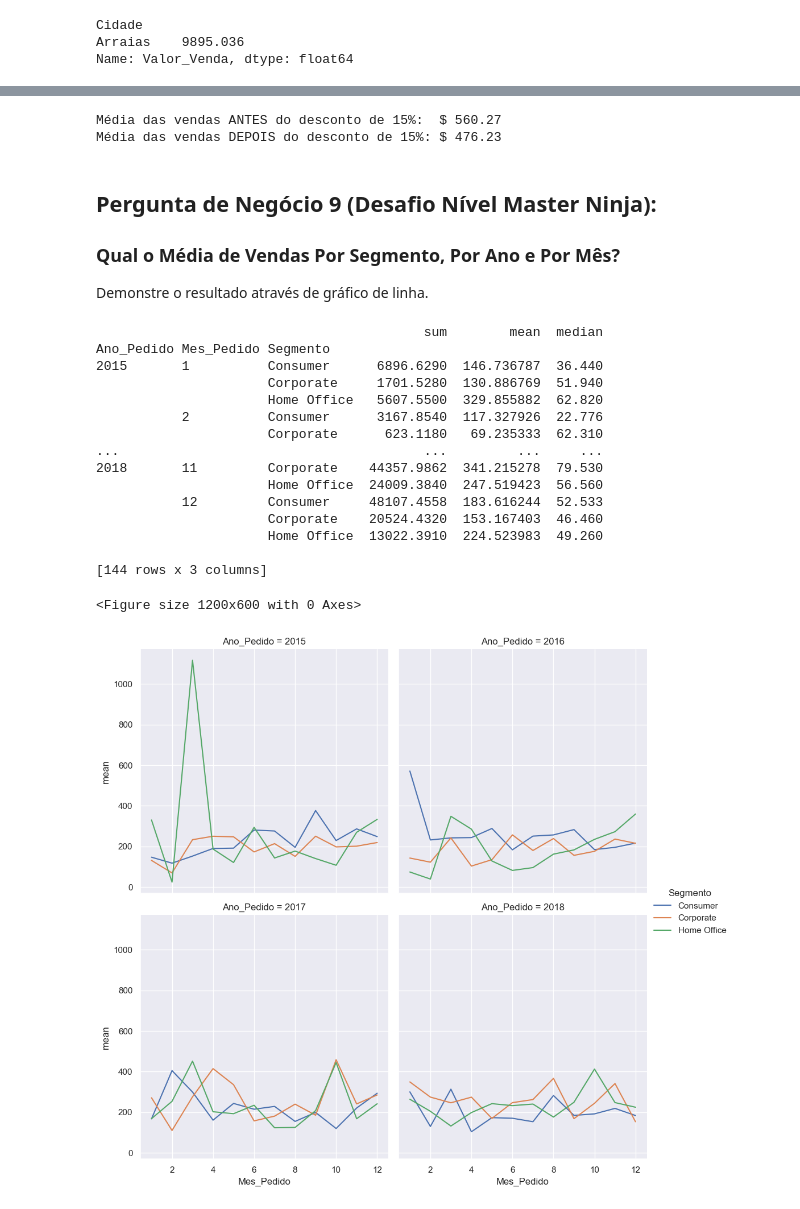
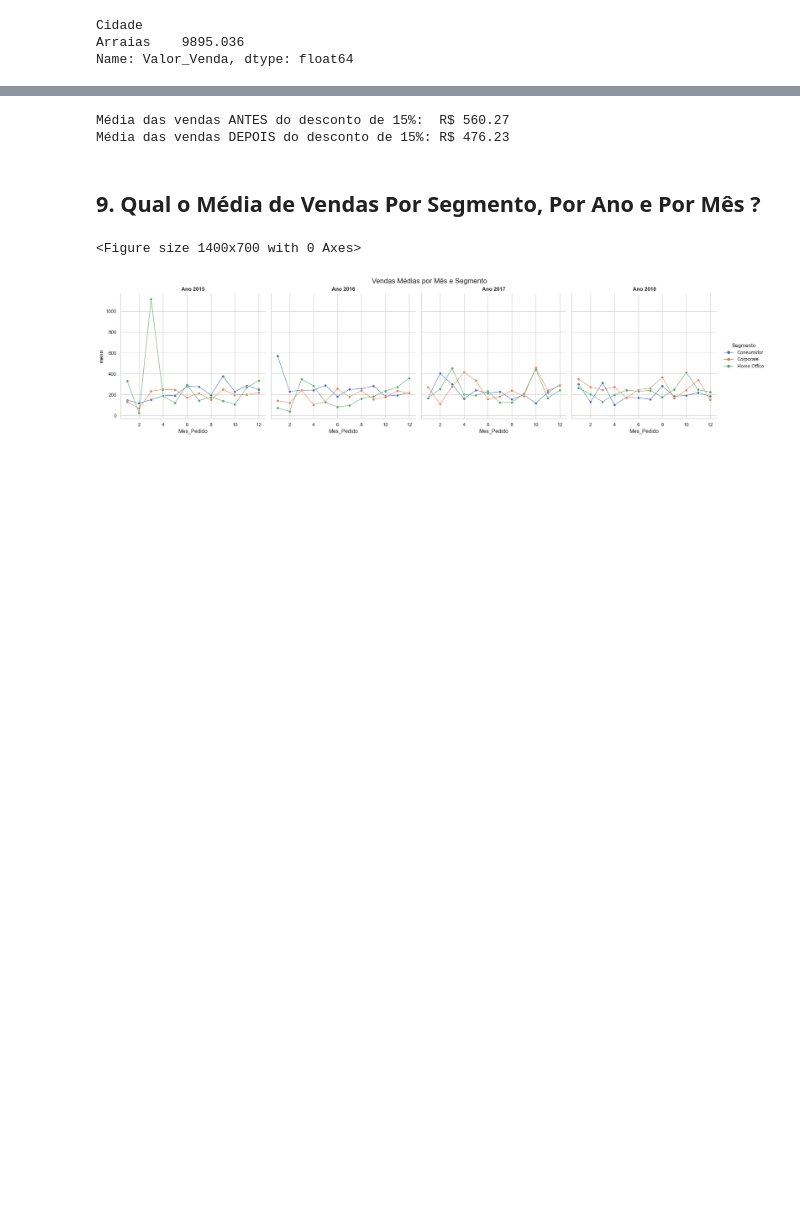
Before and after one commit to nbronzatto/Varejo-Analise-Exploratoria, a Jupyter notebook: analises.ipynb, the cells around one changed output, grey strips where cells are left out. Cells and saved outputs as stored; diff of their text form; code cells hidden in the pictures; blank space fills up the shorter version.

```diff
--- a/analises.ipynb
+++ b/analises.ipynb
@@ -247,4 +316,7 @@ Name: Ano_Pedido, dtype: int64
 # %%
-# Agora podemos agrupar considerando somente o ano e o segmento
-vendas_ano_segmento = df_dsa.groupby(['Ano_Pedido', 'Segmento'])['Valor_Venda'].sum()
-vendas_ano_segmento
+# Coluna apenas para informar o ano do pedido
+dados['Data_Pedido'] = pd.to_datetime(dados['Data_Pedido'], dayfirst=True)
+dados['Ano_Pedido'] = dados['Data_Pedido'].dt.year
+
+# Agrupar considerando somente o ano e o segmento
+vendas_ano_segmento = dados.groupby(['Ano_Pedido', 'Segmento'])['Valor_Venda'].sum()
@@ -288,58 +403,43 @@ Name: Desconto, dtype: int64
 # %%
 # Valor de venda menos o desconto
-df_dsa['Valor_Venda_Desconto'] = df_dsa['Valor_Venda'] - (df_dsa['Valor_Venda'] * df_dsa['Desconto'])
+dados['Valor_Venda_Desconto'] = dados['Valor_Venda'] - (dados['Valor_Venda'] * dados['Desconto'])
 # Vendas antes do desconto
-media_vendas_antes_desconto = df_dsa[df_dsa['Desconto'] == 0.15]['Valor_Venda']
-media_vendas_depois_desconto = df_dsa[df_dsa['Desconto'] == 0.15]['Valor_Venda_Desconto']
+media_vendas_antes_desconto = dados[dados['Desconto'] == 0.15]['Valor_Venda']
+media_vendas_depois_desconto = dados[dados['Desconto'] == 0.15]['Valor_Venda_Desconto']
 # Agora apenas retornamos os valores médios
-print('Média das vendas ANTES do desconto de 15%:  $',round(media_vendas_antes_desconto.mean(),2))
-print('Média das vendas DEPOIS do desconto de 15%: $',round(media_vendas_depois_desconto.mean(),2))
+print('Média das vendas ANTES do desconto de 15%:  R$',round(media_vendas_antes_desconto.mean(),2))
+print('Média das vendas DEPOIS do desconto de 15%: R$',round(media_vendas_depois_desconto.mean(),2))
 # %% [output]
-Média das vendas ANTES do desconto de 15%:  $ 560.27
-Média das vendas DEPOIS do desconto de 15%: $ 476.23
+Média das vendas ANTES do desconto de 15%:  R$ 560.27
+Média das vendas DEPOIS do desconto de 15%: R$ 476.23
 # %% [markdown]
-## Pergunta de Negócio 9 (Desafio Nível Master Ninja):
-
-### Qual o Média de Vendas Por Segmento, Por Ano e Por Mês?
-
-Demonstre o resultado através de gráfico de linha.
+## 9. Qual o Média de Vendas Por Segmento, Por Ano e Por Mês ?
+# %%
+# Obtemos o mês para cada pedido
+dados['Mes_Pedido'] = dados['Data_Pedido'].dt.month
+
+# Agrupando por ano, mês e segmento
+stats_ano_mes_segmento = dados.groupby(['Ano_Pedido', 'Mes_Pedido', 'Segmento'])['Valor_Venda']
+stats_ano_mes_segmento = stats_ano_mes_segmento.agg(['sum', 'mean', 'median'])
 # %%
-# Obtemos o mês para cada pedido
-df_dsa['Mes_Pedido'] = df_dsa['Data_Pedido'].dt.month
-# Agrupamos por ano, mês e segmento e podemos usar o método agg para obter estatísticas
-stats_ano_mes_segmento = df_dsa.groupby(['Ano_Pedido', 'Mes_Pedido', 'Segmento'])['Valor_Venda']
-stats_ano_mes_segmento = stats_ano_mes_segmento.agg([np.sum, np.mean, np.median])
-print(stats_ano_mes_segmento)
-
 # Obtendo as partições
 anos = stats_ano_mes_segmento.index.get_level_values(0)
 meses = stats_ano_mes_segmento.index.get_level_values(1)
 segmentos = stats_ano_mes_segmento.index.get_level_values(2)
 
-# Gráfico
-plt.figure(figsize = (12,6))
-sns.set()
+# Gráficos
+plt.figure(figsize=(14, 7))
 fig1 = sns.relplot(
     kind='line', data=stats_ano_mes_segmento,
     y='mean', x=meses,
-    hue=segmentos,col=anos, col_wrap=2)
+    hue=segmentos, col=anos, col_wrap=4,
+    marker='o', linewidth=1)
+
+fig1.set_titles("Ano {col_name}", fontsize=14, fontweight="bold")
+fig1.figure.suptitle('Vendas Médias por Mês e Segmento', fontsize=16, y=1.02)
+
 plt.show()
 # %% [output]
-                                          sum        mean  median
-Ano_Pedido Mes_Pedido Segmento
-2015       1          Consumer      6896.6290  146.736787  36.440
-                      Corporate     1701.5280  130.886769  51.940
-                      Home Office   5607.5500  329.855882  62.820
-           2          Consumer      3167.8540  117.327926  22.776
-                      Corporate      623.1180   69.235333  62.310
-...                                       ...         ...     ...
-2018       11         Corporate    44357.9862  341.215278  79.530
-                      Home Office  24009.3840  247.519423  56.560
-           12         Consumer     48107.4558  183.616244  52.533
-                      Corporate    20524.4320  153.167403  46.460
-                      Home Office  13022.3910  224.523983  49.260
-
-[144 rows x 3 columns]
+<Figure size 1400x700 with 0 Axes>
-<Figure size 1200x600 with 0 Axes>
-[figure, old version]
+[figure, new version]
 # %% [markdown]
```
Also changed, not shown: parts of 31 cells of this notebook, 1 other file.
